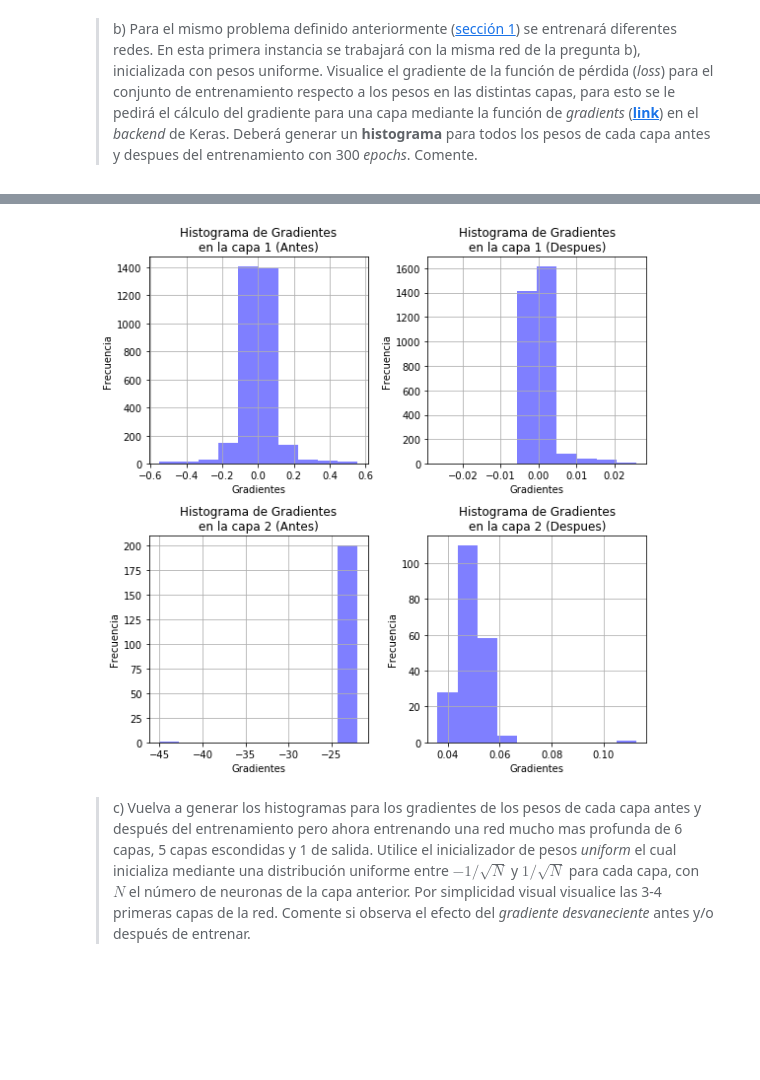
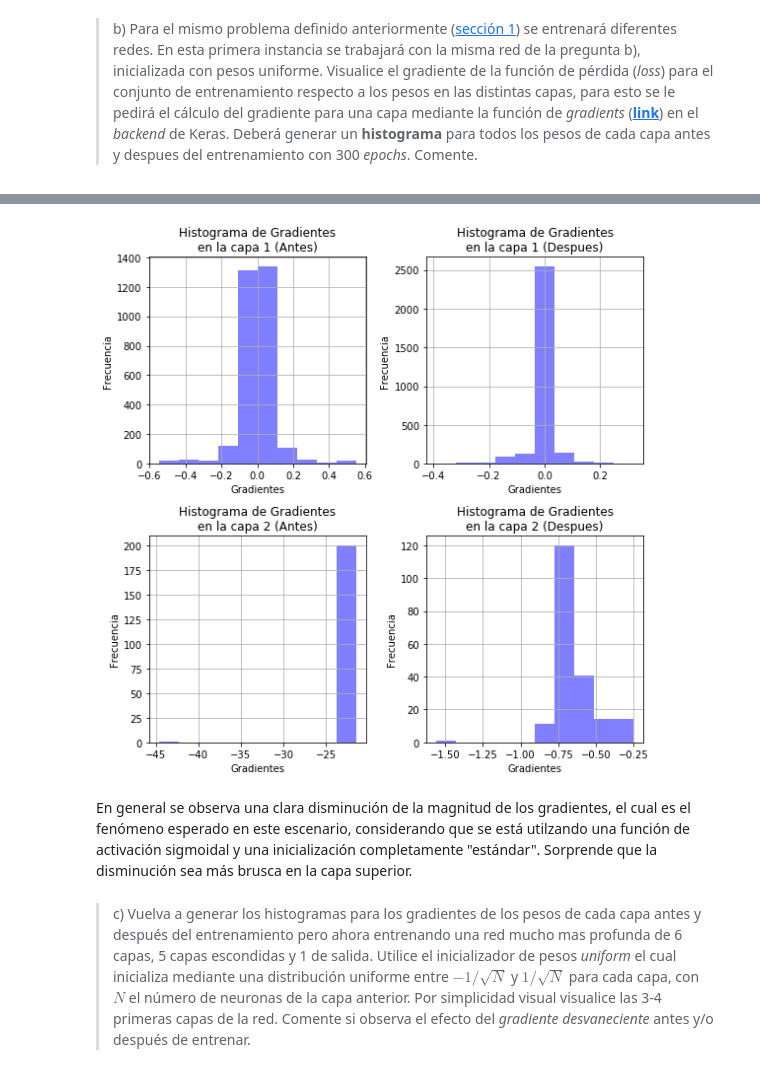
Before and after one commit to GMBarra/T1ANN, a Jupyter notebook: Pregunta-2.ipynb, the cells around one changed output, grey strips where cells are left out. Drawn from its saved outputs; the diff is of its cells as text; code cells hidden in the pictures; blank space fills up the shorter version.

```diff
--- a/Pregunta-2.ipynb
+++ b/Pregunta-2.ipynb
@@ -91,6 +91,8 @@ model.add(Dense(200, input_dim=X_train_scaled.shape[1], kernel_initializer='unif
 model.add(Dense(1, kernel_initializer='uniform',activation='linear'))
 sgd = SGD(lr=0.01)
 model.compile(optimizer=sgd,loss='mean_squared_error')
+loss = keras.losses.mean_squared_error(model.output, y_train)
+model.summary()
 # %% [output]
 WARNING:tensorflow:From C:\Users\Javier\Anaconda3\lib\site-packages\keras\backend\tensorflow_backend.py:1340: calling reduce_mean (from tensorflow.python.ops.math_ops) with keep_dims is deprecated and ...
 Instructions for updating:
@@ -98,10 +111,10 @@ keep_dims is deprecated, use keepdims instead
 # %%
-grad_bef_B = getGradients(model, X_train_scaled, y_train)
+grad_bef_B = getGradients(model, X_train_scaled, y_train, loss)
 # %%
-model.fit(np.asmatrix(X_train_scaled),
+hist_B = model.fit(np.asmatrix(X_train_scaled),
                  np.asmatrix(y_train),
                  epochs=300,
-                 verbose=1,
+                 verbose=0,
                  validation_data=(np.asmatrix(X_test_scaled),
                                   np.asmatrix(y_test)
                                  )
@@ -128,35 +122,36 @@ Epoch 300/300
 # %%
-grad_aft_B = getGradients(model, X_train_scaled, y_train)
+grad_aft_B = getGradients(model, X_train_scaled, y_train, loss)
 # %%
 itemB_data = getDataFromGrad([1,2], grad_bef_B, grad_aft_B)
 # %%
-f, axarr = plt.subplots(2, 2,figsize=(8,8))
-
+f, ax = plt.subplots(2, 2,figsize=(8,8))
+ax = ax.T.flatten()
 index = 0
 realIndex = 0
 for index in range(len(itemB_data)):
 
     if index%2 == 0:
         realIndex = int(index/2)
     else:
         realIndex = int(len(itemB_data)/2 + index//2)
-
     f.axes[index].hist(itemB_data[realIndex], facecolor='blue', alpha=0.5)
     f.axes[index].set_xlabel('Gradientes')
     f.axes[index].set_ylabel('Frecuencia')
     number = (index//2)+1
     if index%2 == 0:
         tiempo = "Antes"
     else:
         tiempo = "Despues"
     f.axes[index].set_title('Histograma de Gradientes\nen la capa '+str(number)+' ('+tiempo+')')
     f.axes[index].grid(True)
     index+=1
 
 plt.tight_layout()
 plt.show()
 # %% [output]
-[figure, old version]
+[figure, new version]
+# %% [markdown]
+En general se observa una clara disminución de la magnitud de los gradientes, el cual es el fenómeno esperado en este escenario, considerando que se está utilzando una función de activación sigmoidal y una inicialización completamente "estándar". Sorprende que la disminución sea más brusca en la capa superior.
 # %% [markdown]
 > c) Vuelva a generar los histogramas para los gradientes de los pesos de cada capa antes y después del entrenamiento pero ahora entrenando una red mucho mas profunda de 6 capas, 5 capas escondidas y 1 de salida. Utilice el inicializador de pesos *uniform* el cual inicializa mediante una distribución uniforme entre $-1/\sqrt{N}$ y $1/\sqrt{N}$ para cada capa, con $N$ el número de neuronas de la capa anterior. Por simplicidad visual visualice las 3-4 primeras capas de la red. Comente si observa el efecto del *gradiente desvaneciente* antes y/o después de entrenar.
 # %%
```
Also changed, not shown: parts of 37 cells of this notebook, 9 other files.
